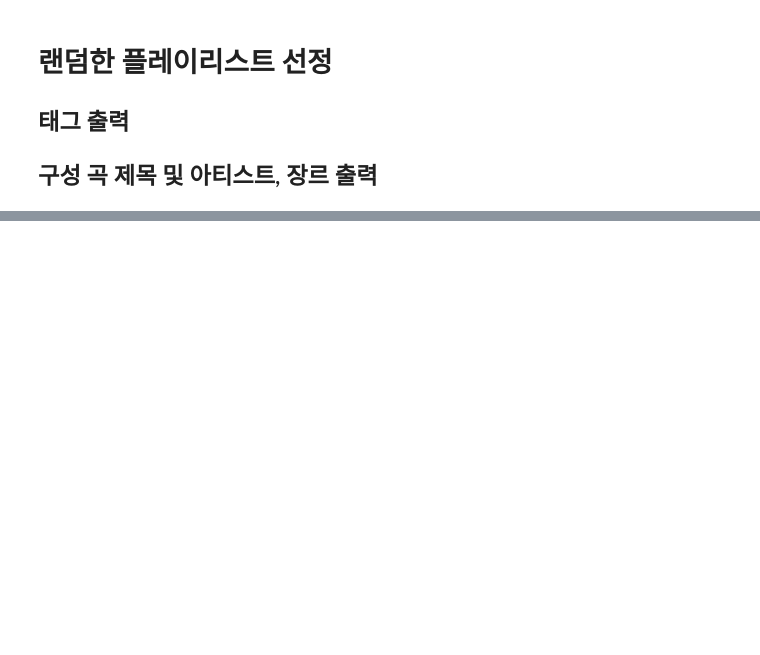
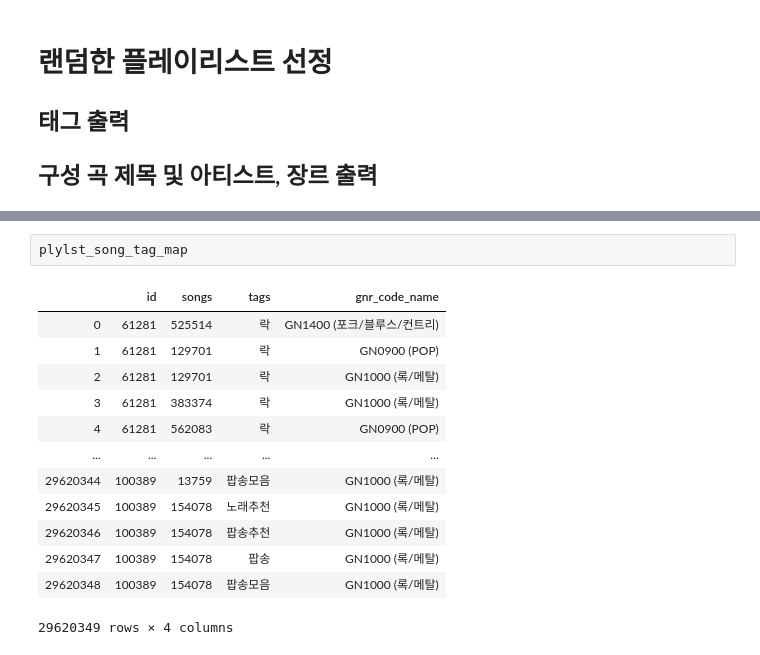
Before and after one commit to dhsong95/Hunchbrown-Melon-Playlist-Continuation, a Jupyter notebook: EDA/TestData.ipynb, the cells around one changed output, grey strips where cells are left out. Drawn from its saved outputs; the diff is of its cells as text; blank space fills up the shorter version.

```diff
--- a/EDA/TestData.ipynb
+++ b/EDA/TestData.ipynb
@@ -109,0 +293,16 @@ for song in sample_songs:
+# %%
+plylst_song_tag_map
+# %% [output]
+|  | id | songs | tags | gnr_code_name |
+| 0 | 61281 | 525514 | 락 | GN1400 (포크/블루스/컨트리) |
+| 1 | 61281 | 129701 | 락 | GN0900 (POP) |
+| 2 | 61281 | 129701 | 락 | GN1000 (록/메탈) |
+| 3 | 61281 | 383374 | 락 | GN1000 (록/메탈) |
+| 4 | 61281 | 562083 | 락 | GN0900 (POP) |
+| ... | ... | ... | ... | ... |
+| 29620344 | 100389 | 13759 | 팝송모음 | GN1000 (록/메탈) |
+| 29620345 | 100389 | 154078 | 노래추천 | GN1000 (록/메탈) |
+| 29620346 | 100389 | 154078 | 팝송추천 | GN1000 (록/메탈) |
+| 29620347 | 100389 | 154078 | 팝송 | GN1000 (록/메탈) |
+| 29620348 | 100389 | 154078 | 팝송모음 | GN1000 (록/메탈) |
+29620349 rows × 4 columns
```
Also changed, not shown: parts of 26 cells of this notebook.
